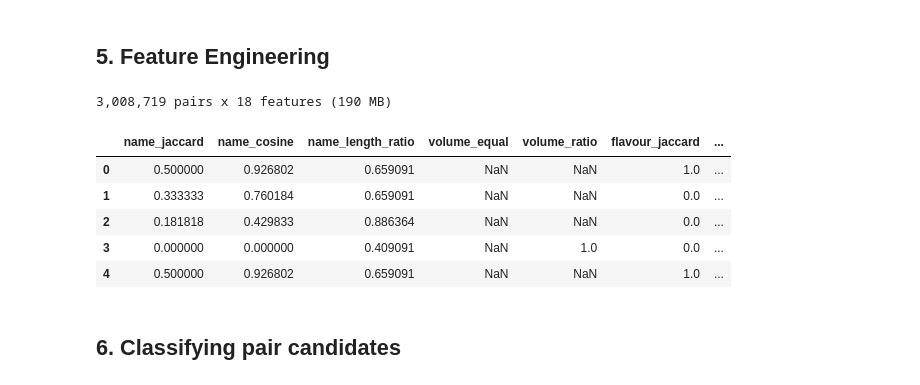
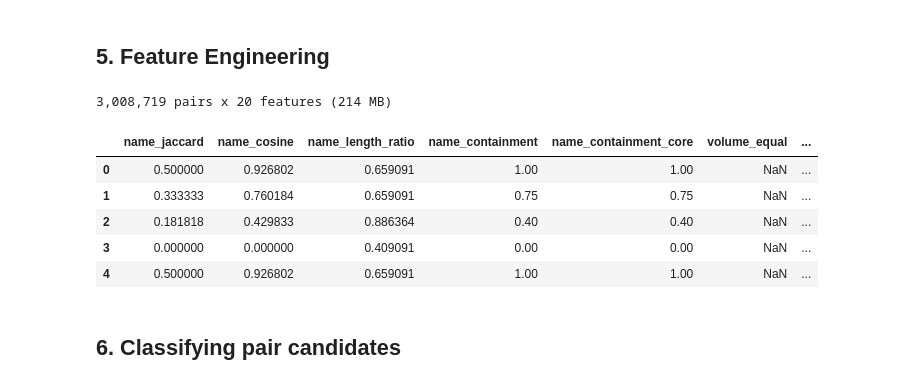
Before and after one commit to rojuspaukste/Item-Grouping-Task, a Jupyter notebook: Code/DataProcessing.ipynb, the cells around one changed output. Cells and saved outputs as stored; diff of their text form; code cells hidden in the pictures.

```diff
--- a/Code/DataProcessing.ipynb
+++ b/Code/DataProcessing.ipynb
@@ -327,6 +327,22 @@ def set_jaccard(values):
         else:
             out[k] = np.nan
     return out
+
+def containment(sets):
+    """|intersection| / |smaller set|.
+
+    Unlike Jaccard this does not punish a name for carrying extra words:
+    "peace tea caddy shack" vs "peace tea caddy shack can 23 fl oz" scores 1.0 here
+    but only 0.57 by Jaccard, because Jaccard divides by the union. One retailer
+    padding a name with size and packaging words was the single most common reason
+    the model missed a true match, so this feature targets that case directly.
+    """
+    out = np.empty(len(pairs), dtype=np.float32)
+    for k in range(len(pairs)):
+        left, right = sets[LEFT[k]], sets[RIGHT[k]]
+        smaller = min(len(left), len(right))
+        out[k] = len(left & right) / smaller if smaller else np.nan
+    return out
 # %%
 # Turning each pair of row positions into numbers describing how similar the two SKUs are.
 LEFT, RIGHT = pairs[:, 0], pairs[:, 1]
@@ -348,6 +364,14 @@ name_tokens = [frozenset(s.split()) if isinstance(s, str) else frozenset()
                for s in df['name_norm']]
 name_length = df['name_norm'].fillna('').str.len().to_numpy(dtype=float)
 crumb_tokens = df['bc_tokens'].to_numpy()
+
+# Size and packaging words are already captured by the volume features, so stripping
+# them stops them diluting the name comparison.
+NOISE_WORDS = frozenset('fl oz ml l lt liter litre cl g kg pack pk ct count can cans '
+                        'bottle bottles case box carton x of the a and'.split())
+core_tokens = [frozenset(w for w in tokens
+                         if w not in NOISE_WORDS and not w.isdigit())
+               for tokens in name_tokens]
 
 # Making a list of dictionaries, one per SKU, where each dictionary maps attribute names to their set of values.
 sku_attributes = [dict() for _ in range(len(df))]
@@ -374,40 +398,42 @@ for k in range(len(pairs)):
         if other is not None:
             shared[k] += 1
             if values & other:
                 agreed[k] += 1
 
 features = pd.DataFrame({
     'name_jaccard':    jaccard(name_tokens),
     'name_cosine':     cosine_in_chunks(tfidf),
     'name_length_ratio': smaller_over_larger(name_length),
+    'name_containment': containment(name_tokens),
+    'name_containment_core': containment(core_tokens),
     'volume_equal':    both_equal(volume),
     'volume_ratio':    smaller_over_larger(volume),
     'flavour_jaccard': set_jaccard(flavour),
     'carbonization_jaccard': set_jaccard(carbonization),
     'pack_material_jaccard': set_jaccard(pack_material_type),
     'price_ratio':     smaller_over_larger(price),
     'category_equal':  both_equal(category),
     'retailer_equal':  both_equal(retailer),
     'country_equal':   both_equal(country),
     'image_equal':     both_equal(image_url),
     'breadcrumb_jaccard': jaccard(crumb_tokens),
     'attr_shared':     shared,
     'attr_agreed':     agreed,
     'attr_conflicts':  shared - agreed,
     'attr_agree_ratio': np.divide(agreed, np.maximum(shared, 1), dtype=np.float32),
 })
 
 print(f'{features.shape[0]:,} pairs x {features.shape[1]} features '
       f'({features.memory_usage(deep=True).sum() / 1e6:.0f} MB)')
 features.head()
 # %% [output]
-3,008,719 pairs x 18 features (190 MB)
+3,008,719 pairs x 20 features (214 MB)
-|  | name_jaccard | name_cosine | name_length_ratio | volume_equal | volume_ratio | flavour_jaccard | ... |
-| 0 | 0.500000 | 0.926802 | 0.659091 | NaN | NaN | 1.0 | ... |
-| 1 | 0.333333 | 0.760184 | 0.659091 | NaN | NaN | 0.0 | ... |
-| 2 | 0.181818 | 0.429833 | 0.886364 | NaN | NaN | 0.0 | ... |
-| 3 | 0.000000 | 0.000000 | 0.409091 | NaN | 1.0 | 0.0 | ... |
-| 4 | 0.500000 | 0.926802 | 0.659091 | NaN | NaN | 1.0 | ... |
+|  | name_jaccard | name_cosine | name_length_ratio | name_containment | name_containment_core | volume_equal | ... |
+| 0 | 0.500000 | 0.926802 | 0.659091 | 1.00 | 1.00 | NaN | ... |
+| 1 | 0.333333 | 0.760184 | 0.659091 | 0.75 | 0.75 | NaN | ... |
+| 2 | 0.181818 | 0.429833 | 0.886364 | 0.40 | 0.40 | NaN | ... |
+| 3 | 0.000000 | 0.000000 | 0.409091 | 0.00 | 0.00 | NaN | ... |
+| 4 | 0.500000 | 0.926802 | 0.659091 | 1.00 | 1.00 | NaN | ... |
 # %% [markdown]
 ## 6. Classifying pair candidates
 # %% [markdown]
```
Also changed, not shown: parts of 5 cells of this notebook, 1 other file.
